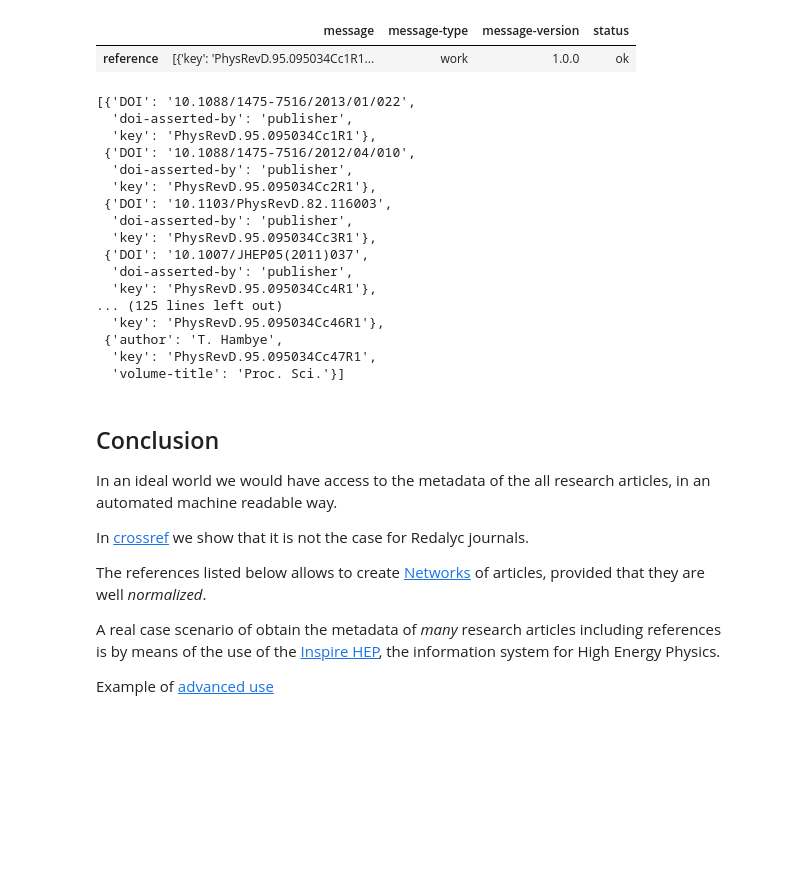
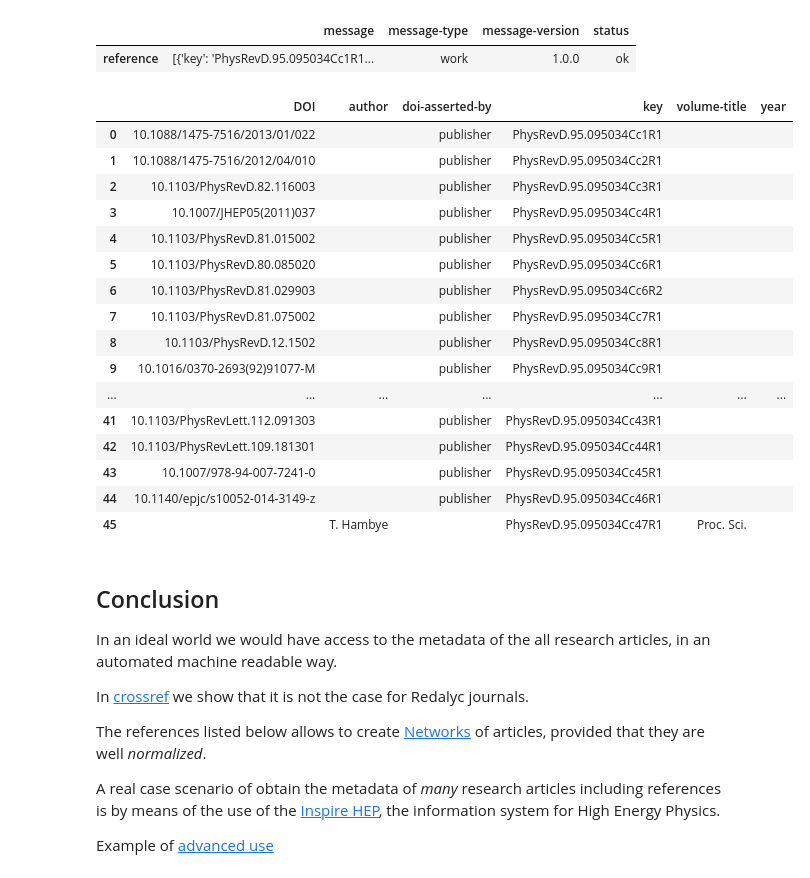
Before and after one commit to restrepo/data-analysis, a Jupyter notebook: Pandas.ipynb, the cells around one changed output. Saved outputs shown, nothing was run; the diff lists cells and outputs as text; code cells hidden in the pictures; blank space fills up the shorter version.

```diff
--- a/Pandas.ipynb
+++ b/Pandas.ipynb
@@ -270,9 +268,5 @@ import requests
 # %%
-r=requests.get('https://api.crossref.org/works/10.1103/PhysRevD.95.095034')
+doi=pd.read_json( 'https://api.crossref.org/works/10.1103/PhysRevD.95.095034' )
-# %%
-doi=pd.DataFrame( r.json() )
-#OR:
-#doi=pd.read_json( requests.get('https://api.crossref.org/works/10.1103/PhysRevD.95.095034').text )
 # %%
 doi
 # %% [output]
@@ -304,25 +298,25 @@ doi.loc[['reference']]
 |  | message | message-type | message-version | status |
 | reference | [{'key': 'PhysRevD.95.095034Cc1R1... | work | 1.0.0 | ok |
 # %%
-doi.loc[['reference']]['message'][0]
+pd.DataFrame( doi.loc[['reference']]['message'].values[0]  ).fillna('')
 # %% [output]
-[{'DOI': '10.1088/1475-7516/2013/01/022',
-  'doi-asserted-by': 'publisher',
-  'key': 'PhysRevD.95.095034Cc1R1'},
- {'DOI': '10.1088/1475-7516/2012/04/010',
-  'doi-asserted-by': 'publisher',
-  'key': 'PhysRevD.95.095034Cc2R1'},
- {'DOI': '10.1103/PhysRevD.82.116003',
-  'doi-asserted-by': 'publisher',
-  'key': 'PhysRevD.95.095034Cc3R1'},
- {'DOI': '10.1007/JHEP05(2011)037',
-  'doi-asserted-by': 'publisher',
-  'key': 'PhysRevD.95.095034Cc4R1'},
-... (125 lines left out)
-  'key': 'PhysRevD.95.095034Cc46R1'},
- {'author': 'T. Hambye',
-  'key': 'PhysRevD.95.095034Cc47R1',
-  'volume-title': 'Proc. Sci.'}]
+|  | DOI | author | doi-asserted-by | key | volume-title | year |
+| 0 | 10.1088/1475-7516/2013/01/022 |  | publisher | PhysRevD.95.095034Cc1R1 |  |  |
+| 1 | 10.1088/1475-7516/2012/04/010 |  | publisher | PhysRevD.95.095034Cc2R1 |  |  |
+| 2 | 10.1103/PhysRevD.82.116003 |  | publisher | PhysRevD.95.095034Cc3R1 |  |  |
+| 3 | 10.1007/JHEP05(2011)037 |  | publisher | PhysRevD.95.095034Cc4R1 |  |  |
+| 4 | 10.1103/PhysRevD.81.015002 |  | publisher | PhysRevD.95.095034Cc5R1 |  |  |
+| 5 | 10.1103/PhysRevD.80.085020 |  | publisher | PhysRevD.95.095034Cc6R1 |  |  |
+| 6 | 10.1103/PhysRevD.81.029903 |  | publisher | PhysRevD.95.095034Cc6R2 |  |  |
+| 7 | 10.1103/PhysRevD.81.075002 |  | publisher | PhysRevD.95.095034Cc7R1 |  |  |
+| 8 | 10.1103/PhysRevD.12.1502 |  | publisher | PhysRevD.95.095034Cc8R1 |  |  |
+| 9 | 10.1016/0370-2693(92)91077-M |  | publisher | PhysRevD.95.095034Cc9R1 |  |  |
+| ... | ... | ... | ... | ... | ... | ... |
+| 41 | 10.1103/PhysRevLett.112.091303 |  | publisher | PhysRevD.95.095034Cc43R1 |  |  |
+| 42 | 10.1103/PhysRevLett.109.181301 |  | publisher | PhysRevD.95.095034Cc44R1 |  |  |
+| 43 | 10.1007/978-94-007-7241-0 |  | publisher | PhysRevD.95.095034Cc45R1 |  |  |
+| 44 | 10.1140/epjc/s10052-014-3149-z |  | publisher | PhysRevD.95.095034Cc46R1 |  |  |
+| 45 |  | T. Hambye |  | PhysRevD.95.095034Cc47R1 | Proc. Sci. |  |
 # %% [markdown]
 ## Conclusion
 In an ideal world we would have access to the metadata of the all research articles, in an automated machine readable way.
```
Also changed, not shown: parts of 1 cell of this notebook.
